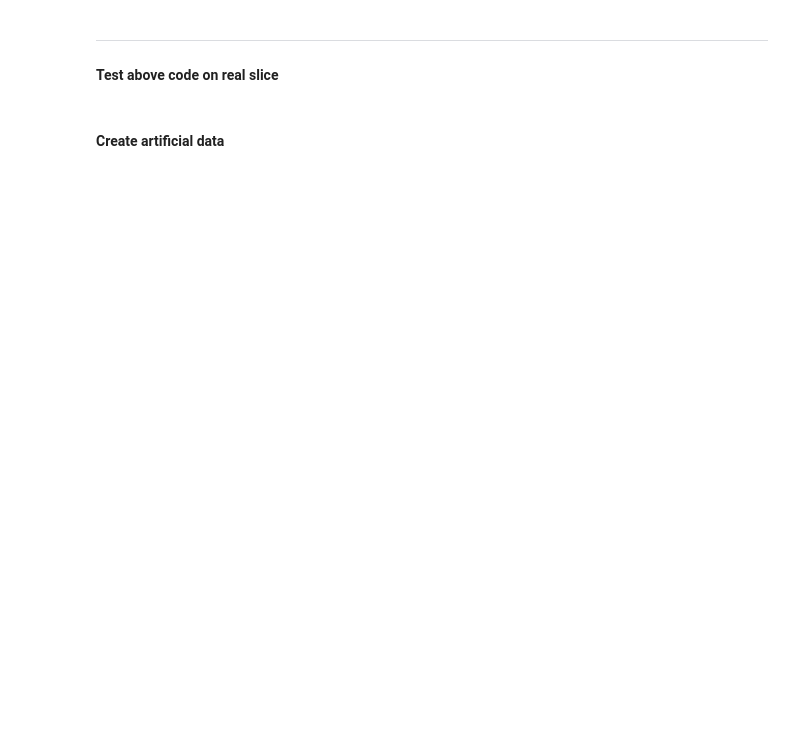
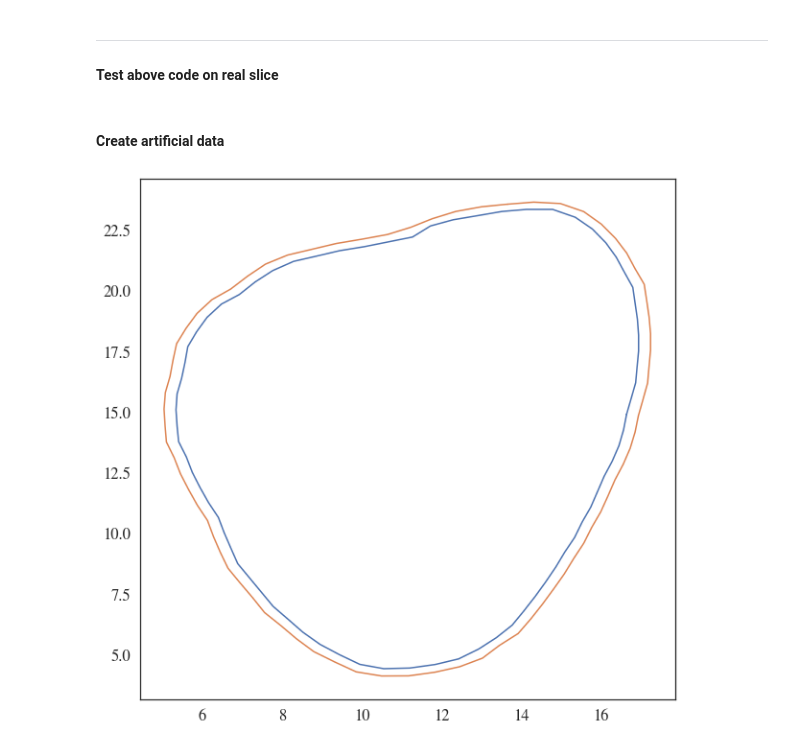
Before and after one commit to artorg-unibe-ch/spline_mesher, a Jupyter notebook: tmp/intersection_internal.ipynb, the cells around one changed output. Saved outputs shown, nothing was run; the diff lists cells and outputs as text; code cells hidden in the pictures; blank space fills up the shorter version.

```diff
--- a/tmp/intersection_internal.ipynb
+++ b/tmp/intersection_internal.ipynb
@@ -421,7 +446,7 @@ def offset_surface(ext_line, offset):
     poly = shpg.Polygon(ext_line)
 
     # Create offset in inward direction
-    noffpoly = poly.buffer(-1 * offset)  # Inward offset
+    noffpoly = poly.buffer(offset)  # offset
 
     # Turn polygon points into numpy arrays for plotting
     afpolypts = np.array(poly.exterior)
@@ -456,16 +481,18 @@ def resample_polygon(xy: np.ndarray, n_points: int = 100) -> np.ndarray:
 # %%
 ext_path = r'ext_surf_slice_minus1.npy'
 ext_spline = np.load(ext_path)
-int_spline = offset_surface(ext_spline, offset=1e-3)
-int_spline = resample_polygon(int_spline, n_points=len(ext_spline))
-ext_spline = resample_polygon(ext_spline, n_points=len(ext_spline))
+int_spline = offset_surface(ext_spline, offset=0.3)
+int_spline = resample_polygon(int_spline, n_points=len(ext_spline)//2)
+ext_spline = resample_polygon(ext_spline, n_points=len(ext_spline)//2)
 
 np.save('int_spline_minus1.npy', int_spline)
 
 plt.figure(figsize=(10, 10))
 plt.plot(ext_spline[:, 0], ext_spline[:, 1])
 plt.plot(int_spline[:, 0], int_spline[:, 1])
 print('')
+# %% [output]
+[figure, added]
 # %%
 def nearest_point(arr, pt):
     """
```
Also changed, not shown: parts of 7 cells of this notebook.
